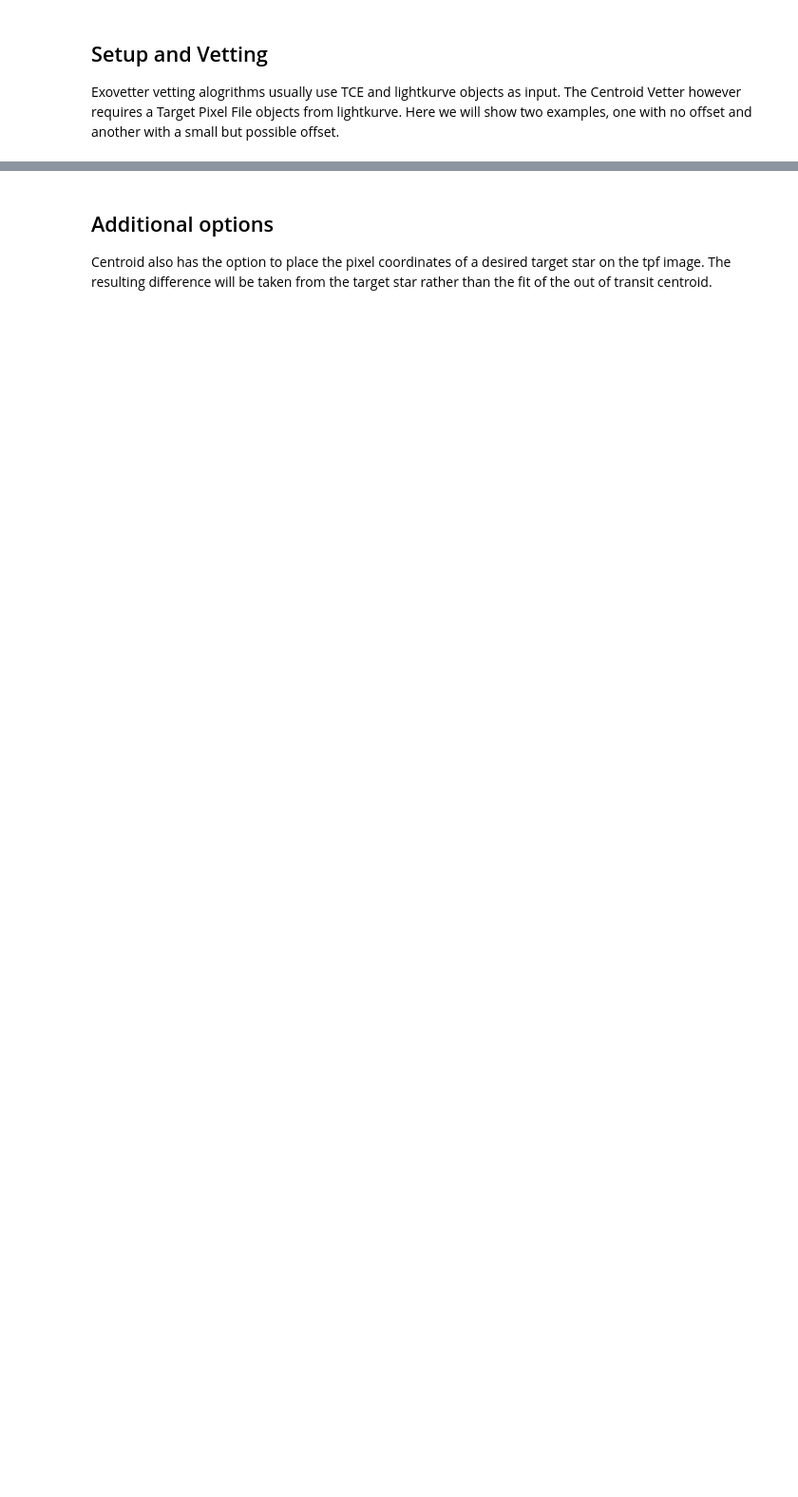
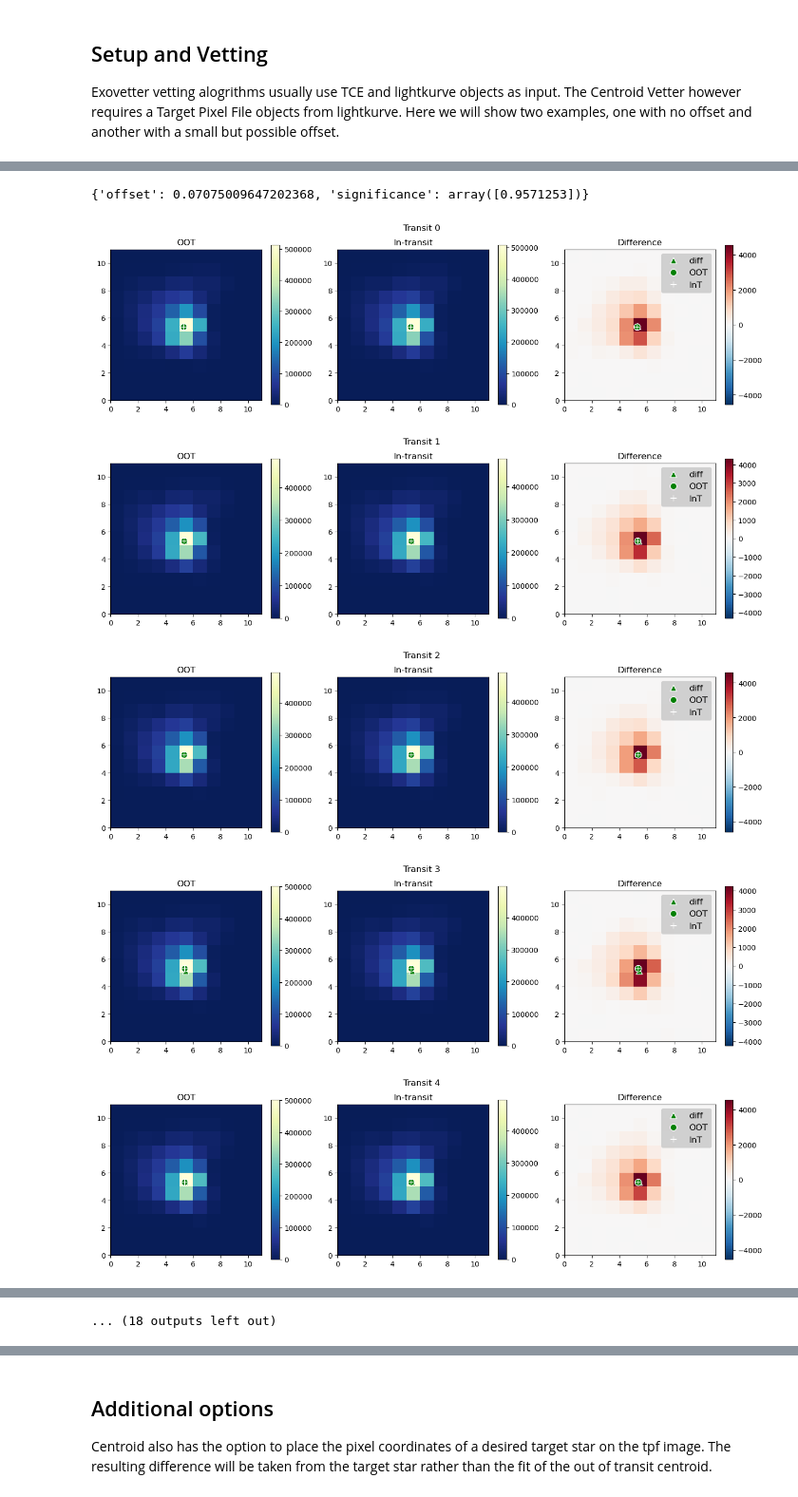
Before and after one commit to spacetelescope/exovetter, a Jupyter notebook: tutorial_notebooks/Centroid.ipynb, the cells around one changed output, grey strips where cells are left out. Shown at 95% size. Cells and saved outputs as stored; diff of their text form; code cells hidden in the pictures; blank space fills up the shorter version.

```diff
--- a/tutorial_notebooks/Centroid.ipynb
+++ b/tutorial_notebooks/Centroid.ipynb
@@ -66,0 +72,9 @@ In order to generate diagnostic plots from vetters, we use the `plot` method wit
+# %%
+wasp_18b_centroid_instance.run(wasp_18b_tce, wasp_18_tpf, plot=True)
+# %% [output]
+{'offset': 0.07075009647202368, 'significance': array([0.9571253])}
+[figure, added]
+[figure, added]
+[figure, added]
+[figure, added]
+[figure, added]
@@ -66,0 +87 @@ In order to generate diagnostic plots from vetters, we use the `plot` method wit
+... (18 outputs left out)
```
Also changed, not shown: parts of 15 cells of this notebook, 1 other file.
